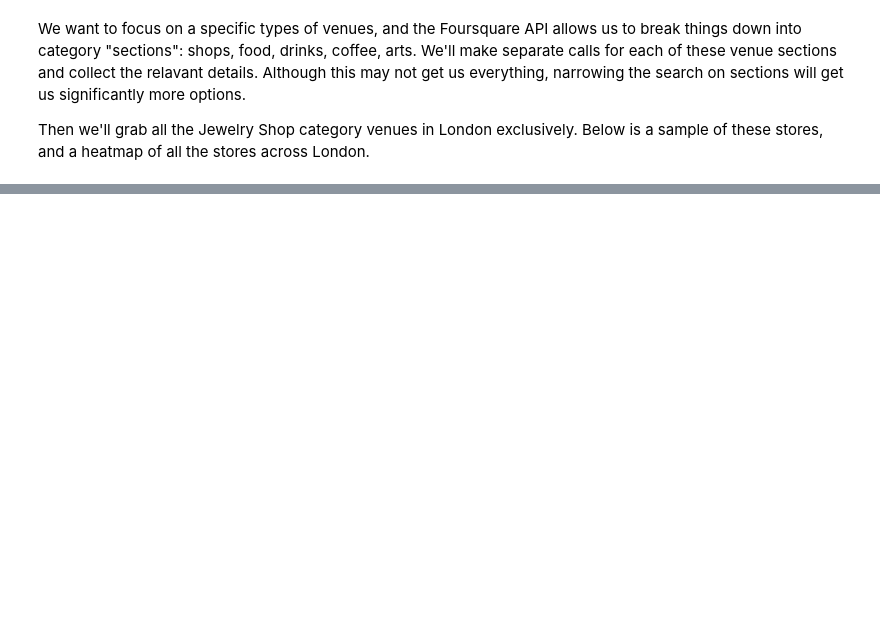
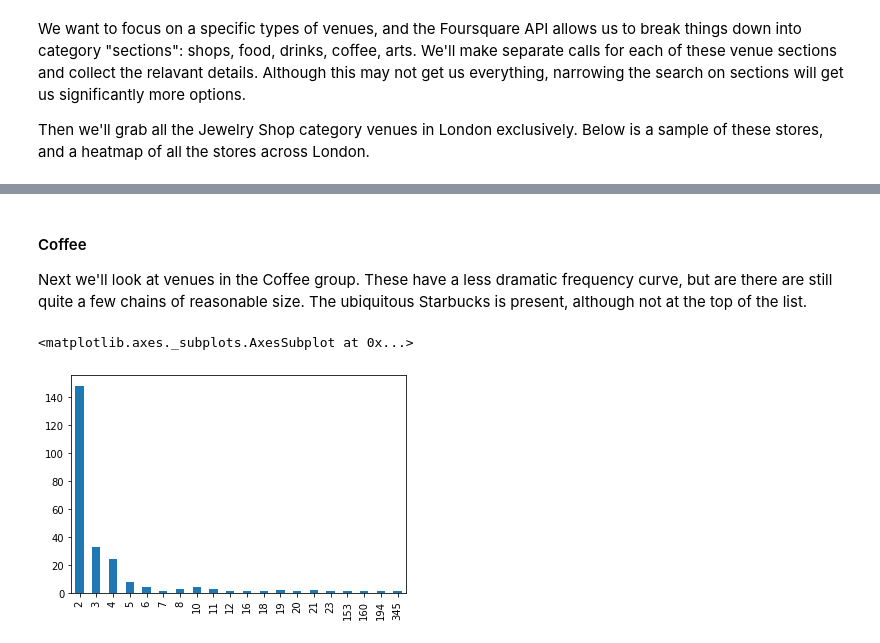
Before and after one commit to cuajo13/Coursera_Capstone, a Jupyter notebook: Battle of the Neighbourhoods Final.ipynb, the cells around one changed output, grey strips where cells are left out. Drawn from its saved outputs; the diff is of its cells as text; code cells hidden in the pictures; blank space fills up the shorter version.

```diff
--- a/Battle of the Neighbourhoods Final.ipynb
+++ b/Battle of the Neighbourhoods Final.ipynb
@@ -361,0 +454,14 @@ jewels
+# %% [markdown]
+#### Coffee
+
+Next we'll look at venues in the Coffee group.  These have a less dramatic frequency curve, but are there are still quite a few chains of reasonable size.  The ubiquitous Starbucks is present, although not at the top of the list.
+# %%
+fig, ax = plt.subplots()
+coffee_unique.groupby('Venue')['Venue ID']\
+    .agg(['count'])['count']\
+    .value_counts()[1:]\
+    .sort_index()\
+    .plot(ax=ax, kind='bar')
+# %% [output]
+<matplotlib.axes._subplots.AxesSubplot at 0x...>
+[figure, added]
```
Also changed, not shown: parts of 89 cells of this notebook, 2 other files.
